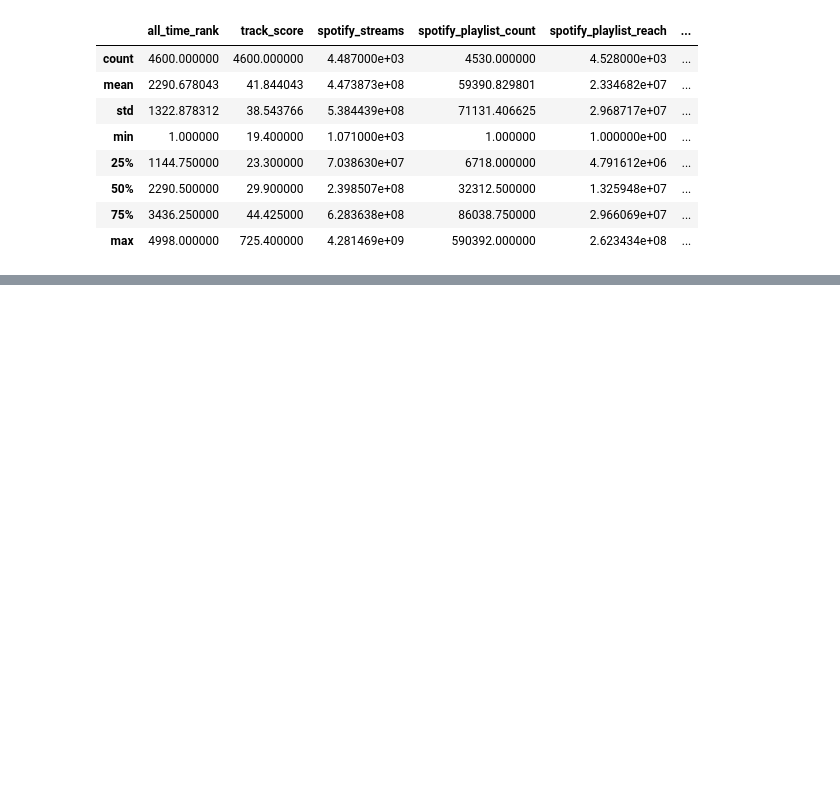
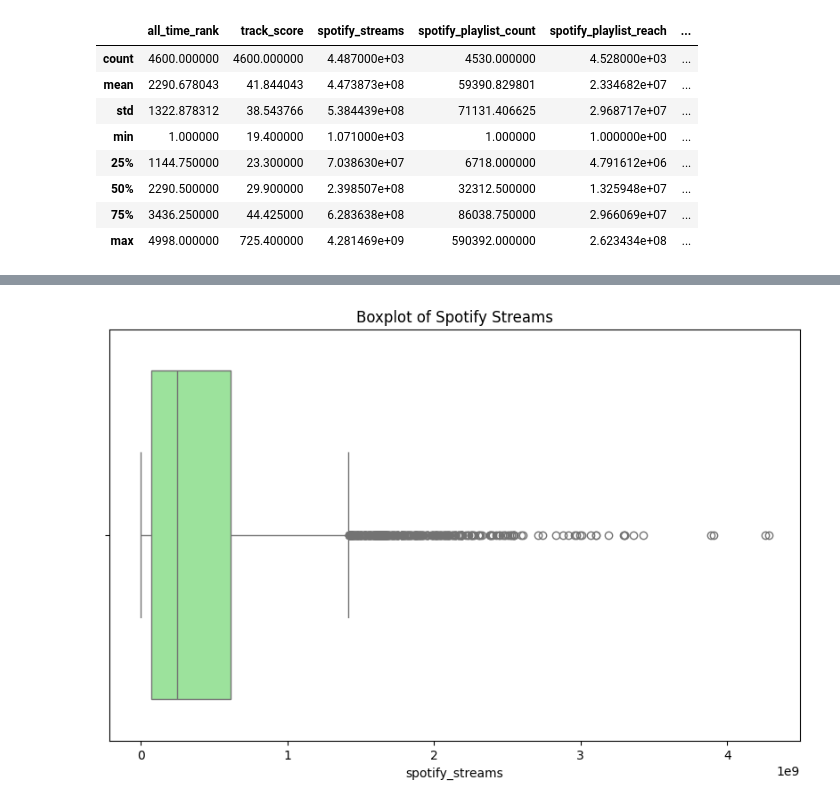
Before and after one commit to DatagenieSK/Most-Streamed-Spotify-Songs-2024-EDA, a Jupyter notebook: Most-Streamed-Spotify-Songs-2024-EDA.ipynb, the cells around one changed output, grey strips where cells are left out. Drawn from its saved outputs; the diff is of its cells as text; code cells hidden in the pictures; blank space fills up the shorter version.

```diff
--- a/Most-Streamed-Spotify-Songs-2024-EDA.ipynb
+++ b/Most-Streamed-Spotify-Songs-2024-EDA.ipynb
@@ -176,0 +335,11 @@ df.describe()
+# %%
+# Ensure all columns are float64
+df[numerical_columns] = df[numerical_columns].apply(pd.to_numeric, errors='coerce')
+
+# Try plotting one boxplot to debug
+plt.figure(figsize=(10, 6))
+sns.boxplot(x=df['spotify_streams'], color='lightgreen')
+plt.title('Boxplot of Spotify Streams')
+plt.show()
+# %% [output]
+[figure, added]
```
Also changed, not shown: parts of 11 cells of this notebook.
